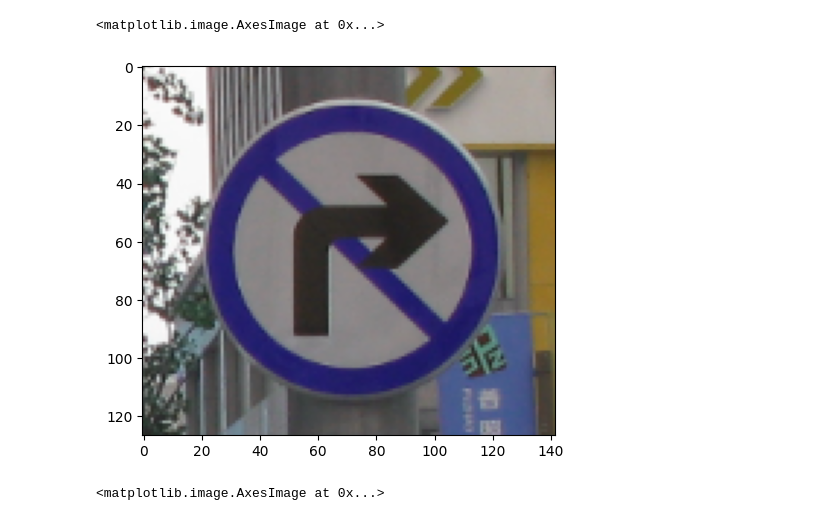
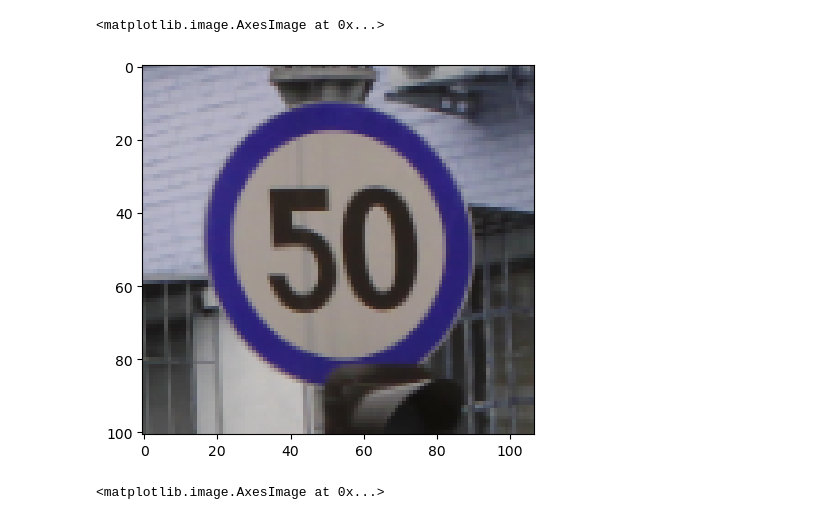
Before and after one commit to rizz045/Traffic-Signs-Recognition-using-CNN-and-Keras-, a Jupyter notebook: Traffic_Sign_Recognition_Using_CNN.ipynb, the cells around one changed output. Saved outputs shown, nothing was run; the diff lists cells and outputs as text; code cells hidden in the pictures.

```diff
--- a/Traffic_Sign_Recognition_Using_CNN.ipynb
+++ b/Traffic_Sign_Recognition_Using_CNN.ipynb
@@ -38,8 +37,8 @@ labelfile = pd.read_csv('/content/labels.csv')
 # %%
 # Visualize few images
-img = cv2.imread("/content/traffic_Data/DATA/13/013_0001.png")
+img = cv2.imread("D:/Rishabh Projects/Traffic Sign Recognition using CNN/traffic_Data/DATA/4/004_0001.png", cv2.IMREAD_COLOR)
 plt.imshow(img)
 # %% [output]
 <matplotlib.image.AxesImage at 0x...>
-[figure, old version]
+[figure, new version]
 # %%
```
Also changed, not shown: parts of 10 cells of this notebook.
